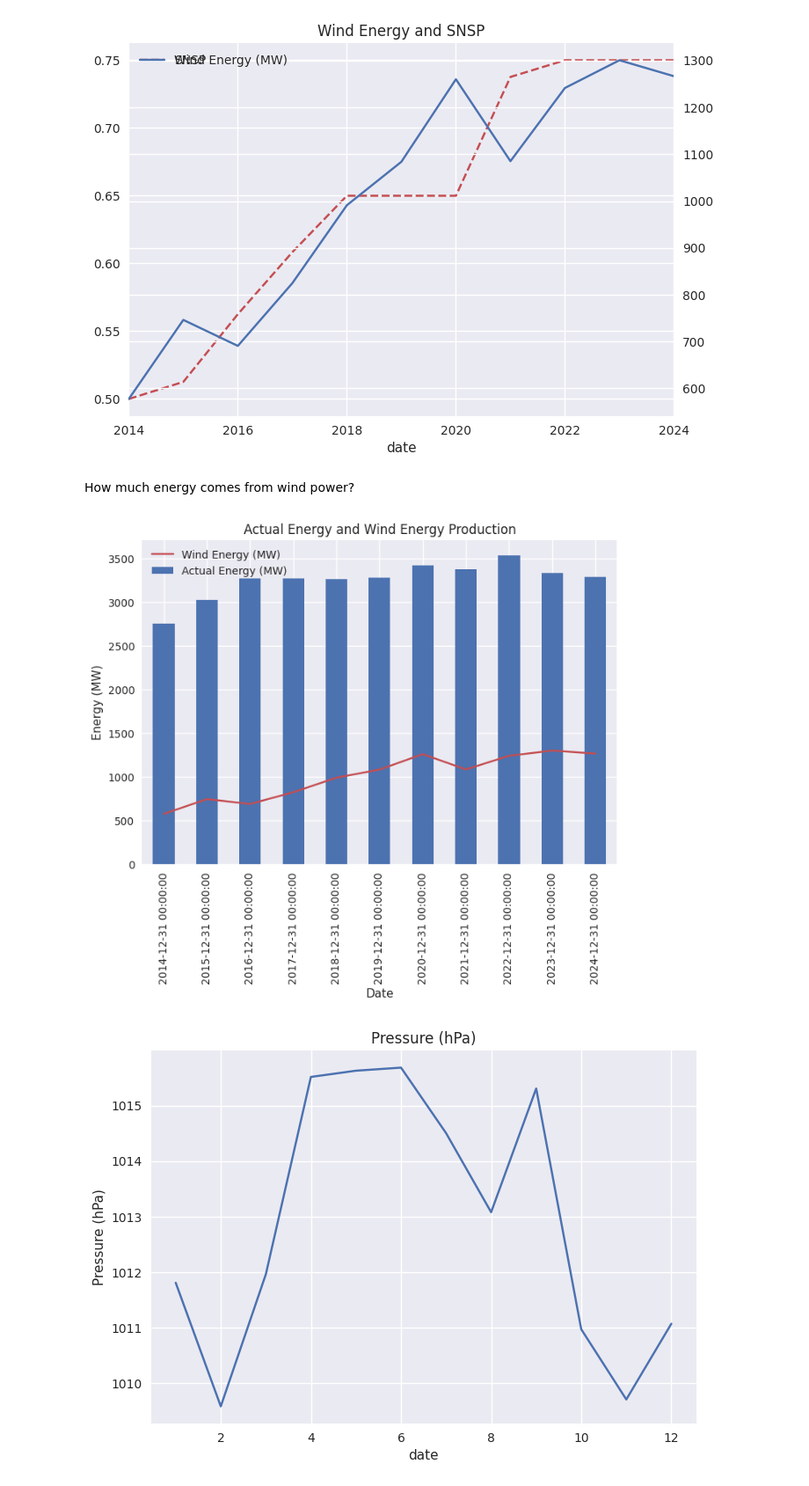
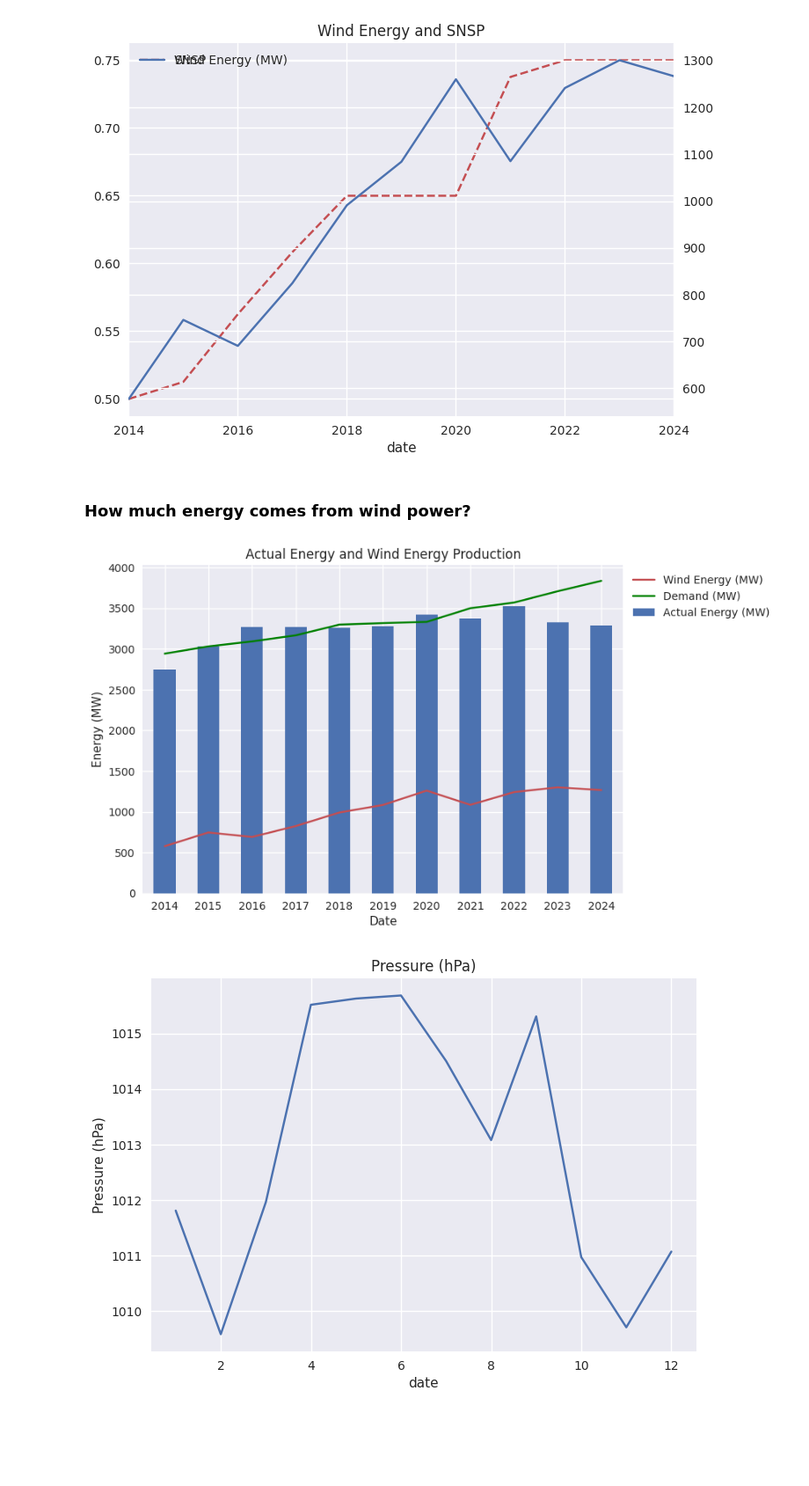
Before and after one commit to IreneKilgannon/PFDA, a Jupyter notebook: PFDA-project/wind_energy_analysis.ipynb, the cells around one changed output. Shown at 88% size. Drawn from its saved outputs; the diff is of its cells as text; code cells hidden in the pictures; blank space fills up the shorter version.

Commit message:
reviewing and editing wind_energy_analysis, making this commit as I'm having kernel difficulties. Keeps disconnecting

```diff
--- a/PFDA-project/wind_energy_analysis.ipynb
+++ b/PFDA-project/wind_energy_analysis.ipynb
@@ -74,10 +75,11 @@ Despite extensive searching, there doesn't appear to be an official source of Ei
 
 Each CSV file was downloaded to the electricity directory and each CSV file contains one year's worth of data. The CSV files were merged and cleaned as outlined in [clean_electricity.ipynb](clean_electricity.ipynb) to give the CSV file, [hourly_wind_energy.csv](PFDA-project\data\hourly_wind_energy.csv), which will be used for this analysis.
 # %%
-# Read the hourly_wind_energy data into Pandas
+# Read hourly_wind_energy data into Pandas
 wind_energy_df = pd.read_csv('data/hourly_wind_energy.csv',
-                                    index_col= 'date',
-                                    parse_dates= ['date'])
+                            index_col= 'date',
+                            parse_dates= ['date']
+                            )
 wind_energy_df.head()
 # %% [output]
 |  | Wind Energy (MW) |
@@ -506,25 +437,25 @@ plt.show()
 # %% [output]
 [figure]
 # %% [markdown]
-How much energy comes from wind power?
+### How much energy comes from wind power?
 # %%
 fig, ax = plt.subplots()
 
 
 ax = electricity_weather_yearly.plot(y = 'Wind Energy (MW)', color = '#C44E52', linestyle = '-', ax = ax, label = 'Wind Energy (MW)', use_index= False)
 
 electricity_weather_yearly['Actual (MW)'].plot(kind = 'bar', label = 'Actual Energy (MW)')
+electricity_weather_yearly['Demand (MW)'].plot(ax = ax, color = 'g', label = 'Demand (MW)', use_index = False)
 
 ax.set_xlabel('Date')
+ax.set_xticklabels(electricity_weather_yearly.index.year)
 ax.set_ylabel("Energy (MW)")
 ax.set_title("Actual Energy and Wind Energy Production")
-ax.legend(loc="upper left")
+ax.legend(bbox_to_anchor = (1, 1))
 
 plt.show()
-
-#add a line in at 80% for Climate action plan
 # %% [output]
-[figure, old version]
+[figure, new version]
 # %%
 # Monthly Trends in Weather Data
 col = ['']
```
Also changed, not shown: parts of 48 cells of this notebook, 2 other files.
